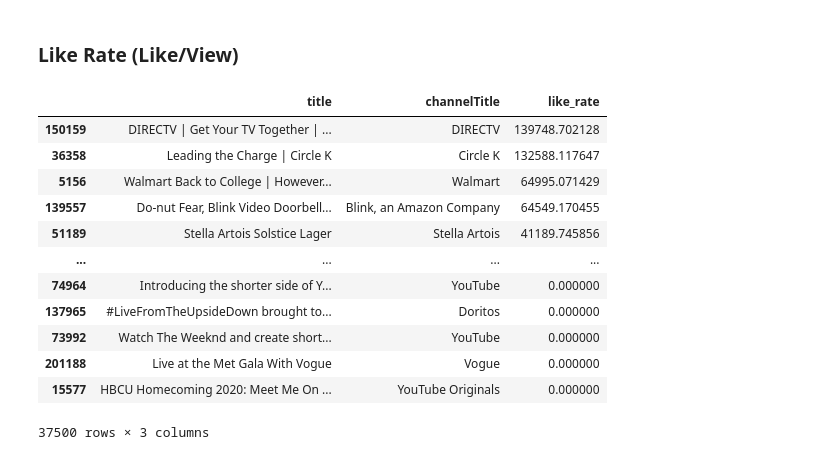
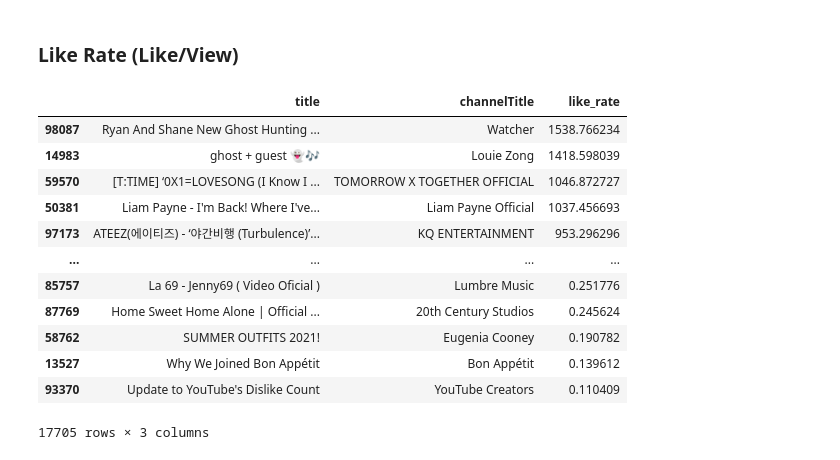
Before and after one commit to BurakCanUzun0/Youtube_Trend_Analysis, a Jupyter notebook: Youtube Trend.ipynb, the cells around one changed output. Saved outputs shown, nothing was run; the diff lists cells and outputs as text; code cells hidden in the pictures.

```diff
--- a/Youtube Trend.ipynb
+++ b/Youtube Trend.ipynb
@@ -146,25 +139,23 @@ tags_get(985,df)
 # %% [markdown]
 ### Like Rate (Like/View)
 # %%
-df["like_rate"] = df["view_count"] / df["likes"]
-
+df["like_rate"] = df["likes"] / df["dislikes"]
 #I changed inf to NaN and I deleted they thank to .dropna module
 df.replace(np.Inf,np.nan,inplace=True)
 df.dropna(subset="like_rate", inplace=True)
 # %%
 df[["title","channelTitle","like_rate"]].sort_values(by="like_rate",ascending=False)
-df[["title","channelTitle","like_rate"]].sort_values(by="like_rate",ascending=False)
 # %% [output]
 |  | title | channelTitle | like_rate |
-| 150159 | DIRECTV | Get Your TV Together | ... | DIRECTV | 139748.702128 |
-| 36358 | Leading the Charge | Circle K | Circle K | 132588.117647 |
-| 5156 | Walmart Back to College | However... | Walmart | 64995.071429 |
-| 139557 | Do-nut Fear, Blink Video Doorbell... | Blink, an Amazon Company | 64549.170455 |
-| 51189 | Stella Artois Solstice Lager | Stella Artois | 41189.745856 |
+| 98087 | Ryan And Shane New Ghost Hunting ... | Watcher | 1538.766234 |
+| 14983 | ghost + guest 👻🎶 | Louie Zong | 1418.598039 |
+| 59570 | [T:TIME] ‘0X1=LOVESONG (I Know I ... | TOMORROW X TOGETHER OFFICIAL | 1046.872727 |
+| 50381 | Liam Payne - I'm Back! Where I've... | Liam Payne Official | 1037.456693 |
+| 97173 | ATEEZ(에이티즈) - ‘야간비행 (Turbulence)’... | KQ ENTERTAINMENT | 953.296296 |
 | ... | ... | ... | ... |
-| 74964 | Introducing the shorter side of Y... | YouTube | 0.000000 |
-| 137965 | #LiveFromTheUpsideDown brought to... | Doritos | 0.000000 |
-| 73992 | Watch The Weeknd and create short... | YouTube | 0.000000 |
-| 201188 | Live at the Met Gala With Vogue | Vogue | 0.000000 |
-| 15577 | HBCU Homecoming 2020: Meet Me On ... | YouTube Originals | 0.000000 |
+| 85757 | La 69 - Jenny69 ( Video Oficial ) | Lumbre Music | 0.251776 |
+| 87769 | Home Sweet Home Alone | Official ... | 20th Century Studios | 0.245624 |
+| 58762 | SUMMER OUTFITS 2021! | Eugenia Cooney | 0.190782 |
+| 13527 | Why We Joined Bon Appétit | Bon Appétit | 0.139612 |
+| 93370 | Update to YouTube's Dislike Count | YouTube Creators | 0.110409 |
-37500 rows × 3 columns
+17705 rows × 3 columns
```
Also changed, not shown: parts of 1 cell of this notebook.
